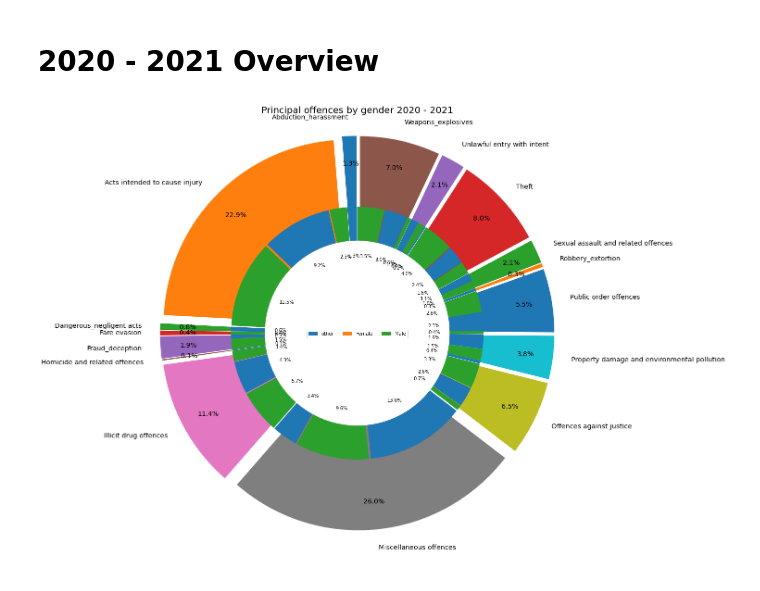
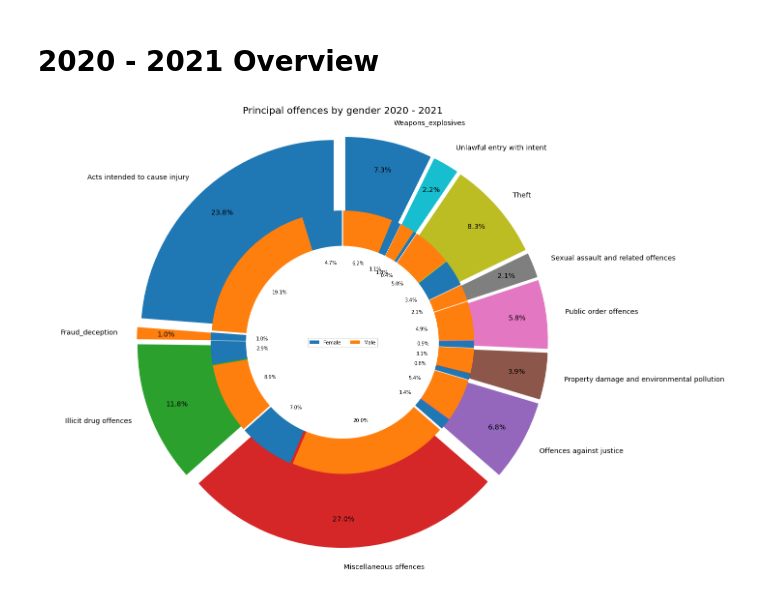
Before and after one commit to hiu-lai/Project-1, a Jupyter notebook: hiu.ipynb, the cells around one changed output. Cells and saved outputs as stored; diff of their text form; code cells hidden in the pictures.

```diff
--- a/hiu.ipynb
+++ b/hiu.ipynb
@@ -221,15 +218,0 @@ plt.show()
-# %%
-vic_other_offenders = vic_offenders.loc[(vic_offenders['Gender'] == "Other")].sort_values('Year_Period', ascending=True).tail()
-
-least_offence_other = []
-# Top 10 crimes by other
-vic_other_offenders_tally = vic_other_offenders.drop(['Year_Period', 'Gender', 'Total'], axis=1).sum().sort_values(ascending=False).reset_index()
-vic_other_offenders_tally = vic_other_offenders_tally.rename(columns={'index': 'Principal Offences', 0: 'Total Count'})
-top10Crimes_other = vic_other_offenders_tally.head(10)
-
-# Load least commited offences into a list
-for i in np.arange(10, len(vic_other_offenders_tally)):
-    least_offence_other.append(vic_other_offenders_tally['Principal Offences'][i])
-
-    # Show top 10 Principal Offences
-top10Crimes_other
@@ -268,16 +238,8 @@ for i in np.arange(0, len(vic_female_current_p)):
     for index, row in vic_female_current.iterrows():
         vic_female_current_p.loc[i, 'count'] = row[offence_name]
 
-vic_other_current_p = pd.DataFrame({'offences': vic_other_current.drop(['Year_Period', 'Gender', 'Total'], axis =1, errors = 'ignore').columns,
-                                'Gender': 'other'})
-vic_other_current_p['count'] = 0
-for i in np.arange(0, len(vic_other_current_p)):
-    offence_name = vic_other_current_p['offences'][i]
-    for index, row in vic_other_current.iterrows():
-        vic_other_current_p.loc[i, 'count'] = row[offence_name]
 
 complete_offenders = pd.concat([vic_male_current_p, vic_female_current_p])
-complete_offenders = pd.concat([complete_offenders, vic_other_current_p])
 # %%
 # Data to plot
 group_data_outer = pd.DataFrame(complete_offenders.groupby(['offences'])['count'].sum()).reset_index()
@@ -294,36 +256,34 @@ labels_inner_legend= list(dict.fromkeys(labels_inner))
 # Setting colours
 colours_inner = []
 for gender in labels_inner:
     if gender == "Female":
         colours_inner.append('tab:blue')
-        if gender == "male":
-            colours_inner.append('tab:orange')
-        else:
-            colours_inner.append('tab:green')
+    else:
+        colours_inner.append('tab:orange')
 
 # colours_outer = [plt.cm.coolwarm(x) for x in np.arange(0, len(group_data_outer))]
 
 # Set explode value
 explode_outer = [0.2 for x in np.arange(0, len(group_data_outer))]
 explode_inner = [0.05 for x in np.arange(0, len(group_data_inner))]
 
 #Plot
 plt.figure(figsize=(20,15))
 plt.pie(data_outer,  labels=labels_outer, startangle=90,frame=True, explode=explode_outer, radius=3,
         pctdistance=0.85, autopct='%.1f%%',  textprops={'size': 'x-large'})
 plt.pie(data_inner, colors= colours_inner, startangle=90, explode=explode_inner, radius=2, autopct='%.1f%%')
 
 #Draw circle
 centre_circle = plt.Circle((0,0),1.5,color='black', fc='white',linewidth=0)
 fig = plt.gcf()
 fig.gca().add_artist(centre_circle)
 plt.axis('equal')
 plt.tight_layout()
 plt.legend(labels_inner_legend, loc='center', fancybox=False, shadow=False, ncol=4)
 plt.title('Principal offences by gender 2020 - 2021', fontsize=20)
 plt.subplots_adjust(top=0.88)
 plt.savefig("Images\Principal offences by gender 2020 - 2021.PNG", facecolor="white")
 plt.show()
 # %% [output]
-[figure, old version]
+[figure, new version]
 # %%
```
Also changed, not shown: parts of 14 cells of this notebook, 12 other files.
